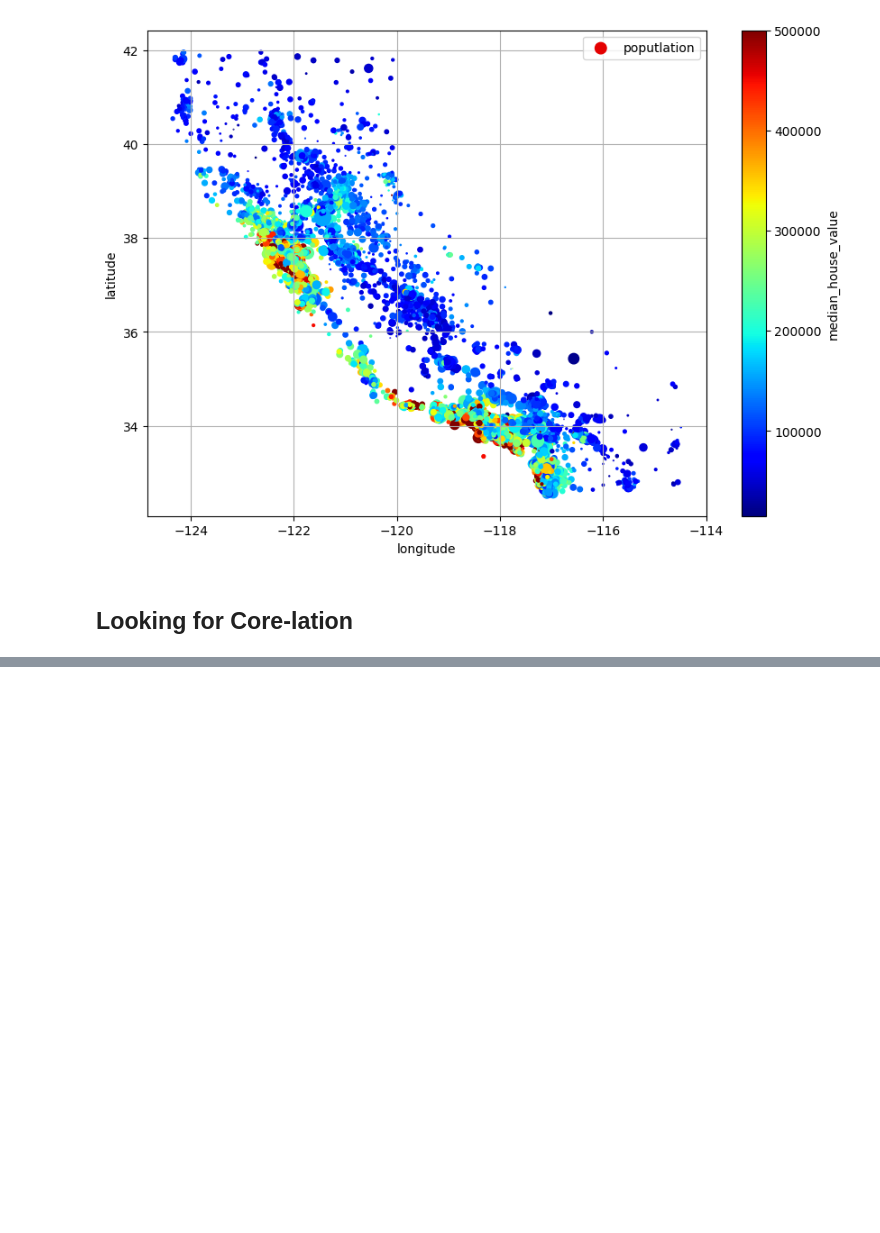
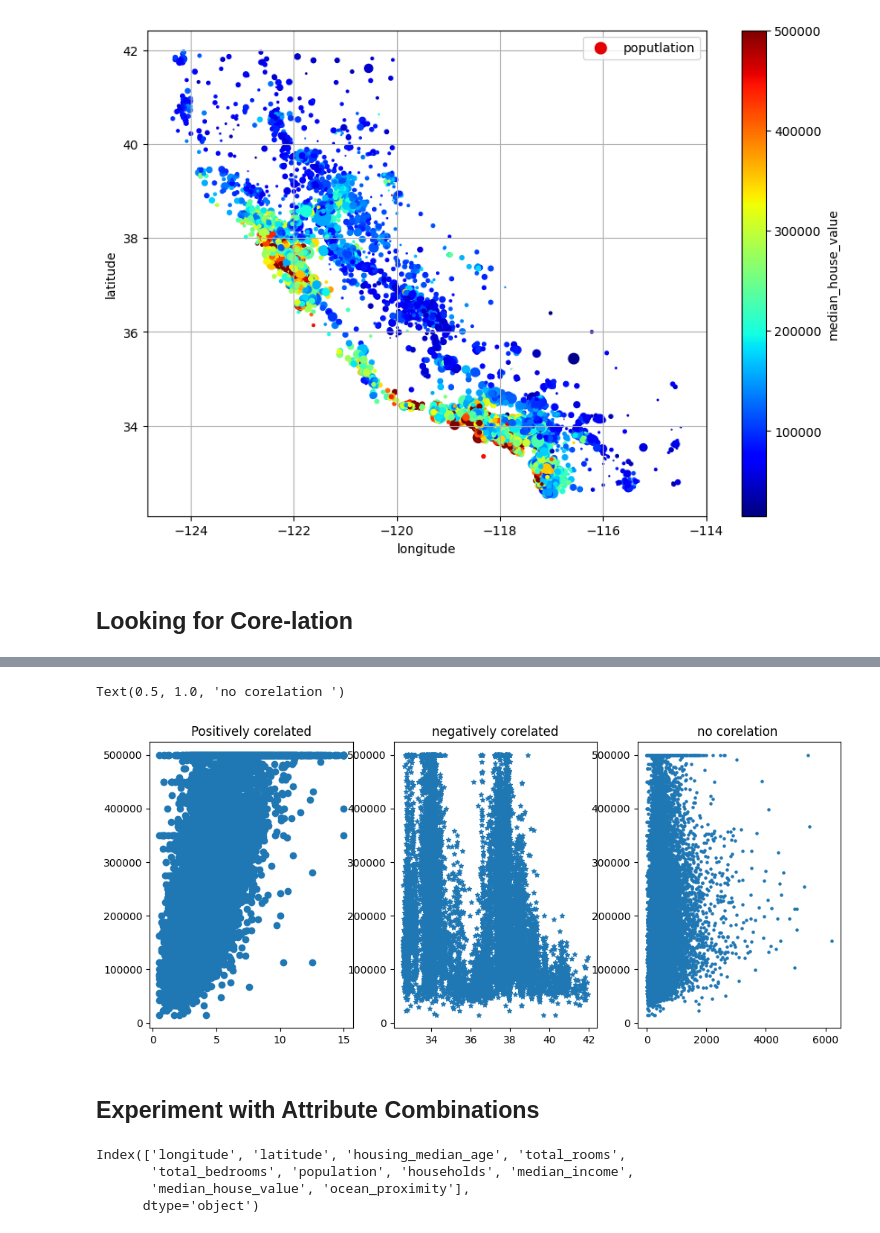
Before and after one commit to ujjwal-basnet/Hands-on-Machine-Learning-with-Scikit-Learn-Keras-and-TensorFlow, a Jupyter notebook: end-to-end-ml-project/code.ipynb, the cells around one changed output, grey strips where cells are left out. Cells and saved outputs as stored; diff of their text form; code cells hidden in the pictures; blank space fills up the shorter version.

```diff
--- a/end-to-end-ml-project/code.ipynb
+++ b/end-to-end-ml-project/code.ipynb
@@ -310,0 +330,14 @@ NameError: name 'corr_matrix' is not defined
+# %%
+fig , (ax1 , ax2 , ax3) = plt.subplots(1 , 3  ,  figsize = (12 ,5))
+ax1.scatter(housing['median_income'] , housing['median_house_value'])#except outlier it is increasing as this value increase
+ax2.scatter( housing['latitude']  , housing['median_house_value']  ,s = 20 , marker = '*'  )
+ax3.scatter(housing['total_bedrooms'] ,housing['median_house_value']  , s = 20 , marker = '.')
+
+ax1.set_title("Positively corelated")
+ax2.set_title("negatively corelated")
+ax3.set_title("no corelation ")
+# %% [output]
+Text(0.5, 1.0, 'no corelation ')
+[figure, added]
+# %% [markdown]
+## Experiment with Attribute Combinations
@@ -310,0 +346,7 @@ NameError: name 'corr_matrix' is not defined
+# %%
+housing.columns
+# %% [output]
+Index(['longitude', 'latitude', 'housing_median_age', 'total_rooms',
+       'total_bedrooms', 'population', 'households', 'median_income',
+       'median_house_value', 'ocean_proximity'],
+      dtype='object')
```
Also changed, not shown: parts of 27 cells of this notebook.
